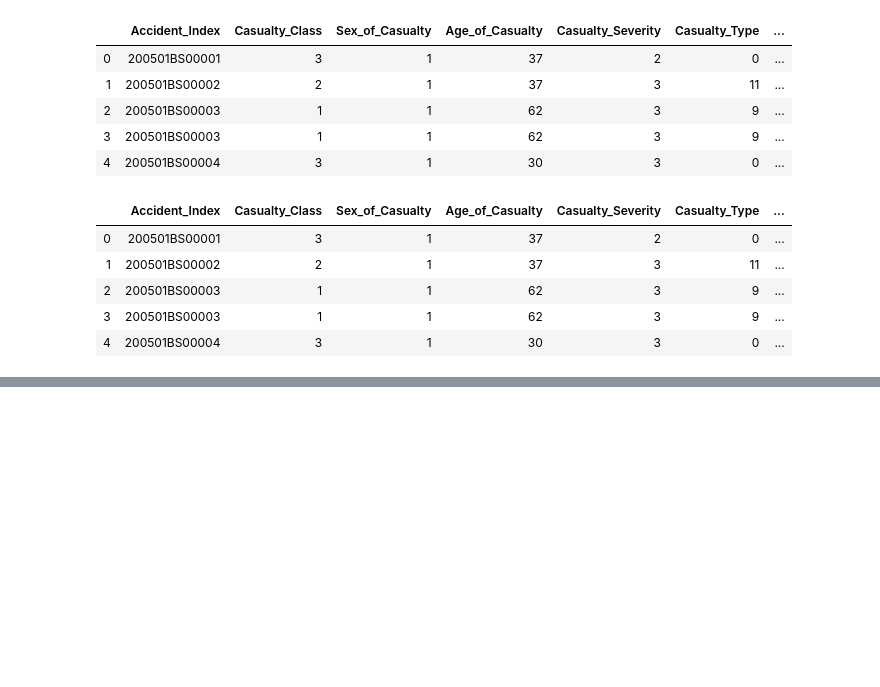
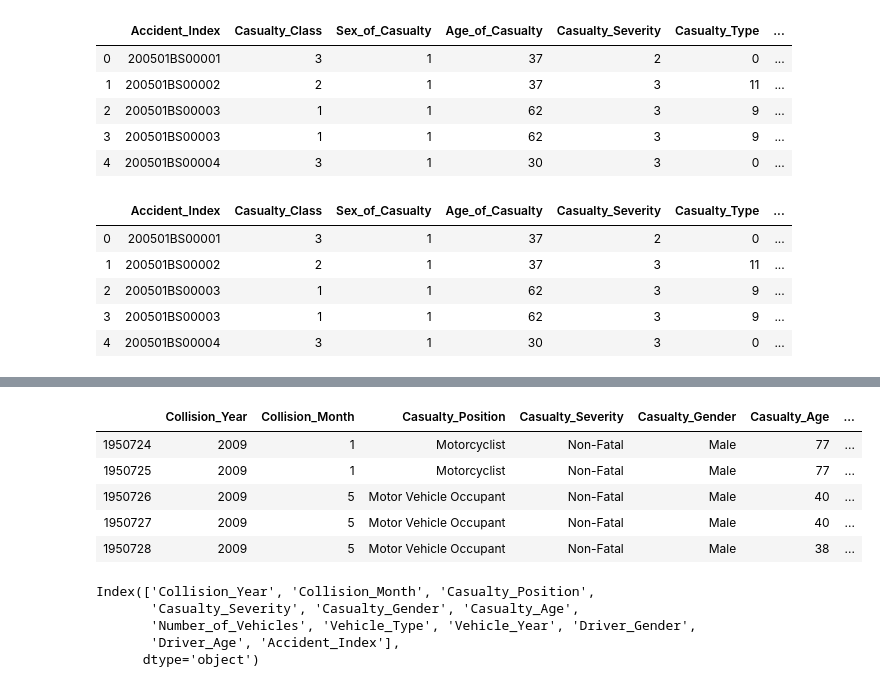
Before and after one commit to zxxdan/DataBootcampProject2, a Jupyter notebook: Notebooks/uk_transform.ipynb, the cells around one changed output, grey strips where cells are left out. Saved outputs shown, nothing was run; the diff lists cells and outputs as text; code cells hidden in the pictures; blank space fills up the shorter version.

```diff
--- a/Notebooks/uk_transform.ipynb
+++ b/Notebooks/uk_transform.ipynb
@@ -259,0 +264,10 @@ uk_data_df.head(100)
+# %%
+uk_data_clean = uk_data_clean.rename(columns = {"Year" : "Collision_Year",
+                                                  "Month" : "Collision_Month",
+                                                  "Casualty_Severity" : "Casualty_Severity",
+                                                  "Sex_of_Driver" : "Driver_Gender",
+                                                  "Sex_of_Casualty" : "Casualty_Gender",
+                                                  "Casualty_Type" : "Casualty_Position",
+                                                  "Age_of_Driver" : "Driver_Age",
+                                                  "Age_of_Casualty" : "Casualty_Age"
+})
@@ -259,0 +283,10 @@ uk_data_df.head(100)
+# %%
+uk_data_fin_df = uk_data_clean.loc[(uk_data_clean["Collision_Year"]>2008) & (uk_data_clean["Collision_Year"]<2015),:]
+uk_data_fin_df.head()
+# %% [output]
+|  | Collision_Year | Collision_Month | Casualty_Position | Casualty_Severity | Casualty_Gender | Casualty_Age | ... |
+| 1950724 | 2009 | 1 | Motorcyclist | Non-Fatal | Male | 77 | ... |
+| 1950725 | 2009 | 1 | Motorcyclist | Non-Fatal | Male | 77 | ... |
+| 1950726 | 2009 | 5 | Motor Vehicle Occupant | Non-Fatal | Male | 40 | ... |
+| 1950727 | 2009 | 5 | Motor Vehicle Occupant | Non-Fatal | Male | 40 | ... |
+| 1950728 | 2009 | 5 | Motor Vehicle Occupant | Non-Fatal | Male | 38 | ... |
@@ -259,0 +295,8 @@ uk_data_df.head(100)
+# %%
+uk_data_fin_df.columns
+# %% [output]
+Index(['Collision_Year', 'Collision_Month', 'Casualty_Position',
+       'Casualty_Severity', 'Casualty_Gender', 'Casualty_Age',
+       'Number_of_Vehicles', 'Vehicle_Type', 'Vehicle_Year', 'Driver_Gender',
+       'Driver_Age', 'Accident_Index'],
+      dtype='object')
```
Also changed, not shown: parts of 10 cells of this notebook, 37 other files.
